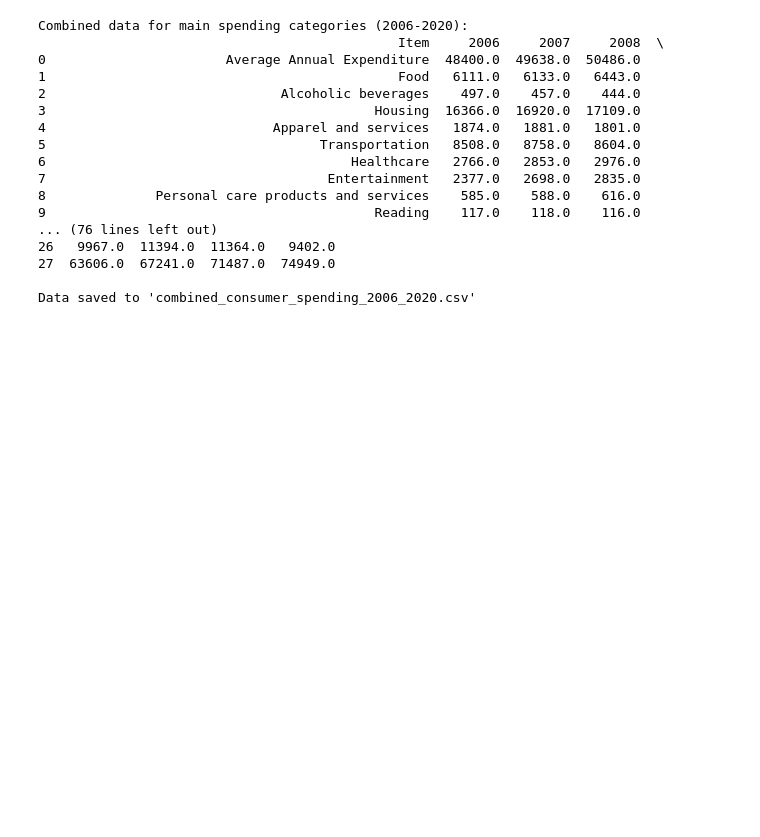
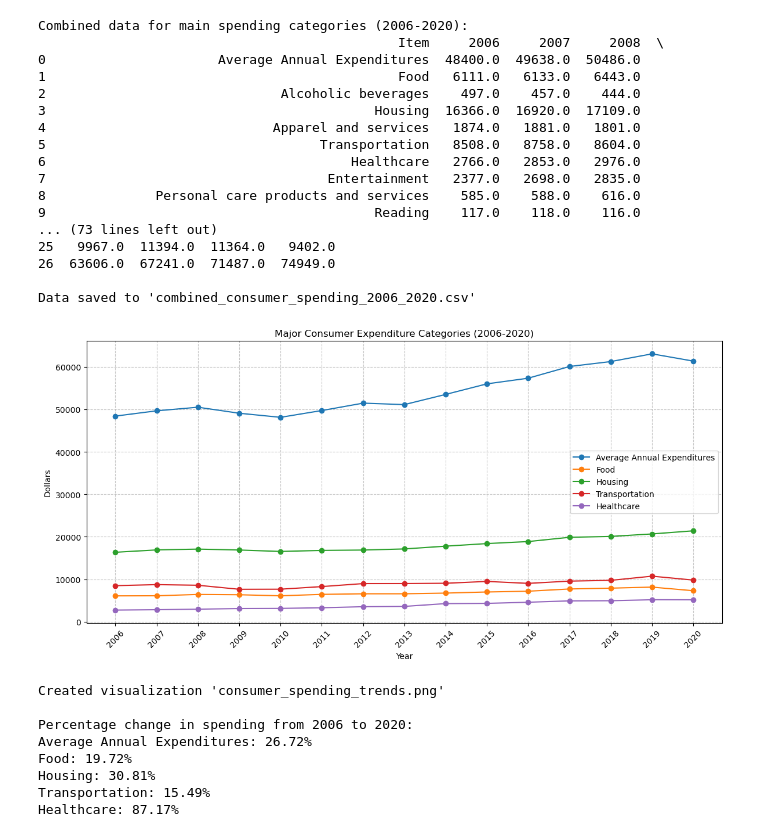
Before and after one commit to bwarzel/research-project, a Jupyter notebook: notebooks/secondmerge.ipynb, the cells around one changed output. Cells and saved outputs as stored; diff of their text form; code cells hidden in the pictures; blank space fills up the shorter version.

```diff
--- a/notebooks/secondmerge.ipynb
+++ b/notebooks/secondmerge.ipynb
@@ -62,34 +62,81 @@ main_categories_df2 = clean_dollar_values(main_categories_df2)
 main_categories_df1.set_index('Item', inplace=True)
 main_categories_df2.set_index('Item', inplace=True)
 
 # Now combine them
 combined_df = pd.concat([main_categories_df1, main_categories_df2], axis=1)
 
 # Reset index to make 'Item' a column again
 combined_df.reset_index(inplace=True)
 
 # Display the combined dataframe
 print("Combined data for main spending categories (2006-2020):")
 print(combined_df)
 
 # Save the combined data to a new CSV file
 combined_df.to_csv('combined_consumer_spending_2006_2020.csv', index=False)
 print("\nData saved to 'combined_consumer_spending_2006_2020.csv'")
+
+# Let's also create a visualization for one of the main categories over time
+plt.figure(figsize=(12, 6))
+
+# Select a few interesting categories to plot
+categories_to_plot = ['Average Annual Expenditures', 'Food', 'Housing', 'Transportation', 'Healthcare']
+
+for category in categories_to_plot:
+    # Find the row for this category
+    if category in combined_df['Item'].values:
+        row = combined_df[combined_df['Item'] == category]
+        # Extract year columns and values
+        years = [col for col in row.columns if col != 'Item']
+        values = row.iloc[0, 1:].values
+        plt.plot(years, values, marker='o', label=category)
+
+plt.title('Major Consumer Expenditure Categories (2006-2020)')
+plt.xlabel('Year')
+plt.ylabel('Dollars')
+plt.grid(True, linestyle='--', alpha=0.7)
+plt.legend()
+plt.xticks(rotation=45)
+plt.tight_layout()
+plt.savefig('consumer_spending_trends.png')
+plt.show()
+
+print("Created visualization 'consumer_spending_trends.png'")
+
+# Let's analyze the percentage change in major categories from 2006 to 2020
+if 'Item' in combined_df.columns and '2006' in combined_df.columns and '2020' in combined_df.columns:
+    print("\nPercentage change in spending from 2006 to 2020:")
+    for category in categories_to_plot:
+        if category in combined_df['Item'].values:
+            row = combined_df[combined_df['Item'] == category]
+            val_2006 = row['2006'].values[0]
+            val_2020 = row['2020'].values[0]
+            percent_change = ((val_2020 - val_2006) / val_2006) * 100
+            print(f"{category}: {percent_change:.2f}%")
 # %% [output]
 Combined data for main spending categories (2006-2020):
                                               Item     2006     2007     2008  \
-0                       Average Annual Expenditure  48400.0  49638.0  50486.0
+0                      Average Annual Expenditures  48400.0  49638.0  50486.0
 1                                             Food   6111.0   6133.0   6443.0
 2                              Alcoholic beverages    497.0    457.0    444.0
 3                                          Housing  16366.0  16920.0  17109.0
 4                             Apparel and services   1874.0   1881.0   1801.0
 5                                   Transportation   8508.0   8758.0   8604.0
 6                                       Healthcare   2766.0   2853.0   2976.0
 7                                    Entertainment   2377.0   2698.0   2835.0
 8              Personal care products and services    585.0    588.0    616.0
 9                                          Reading    117.0    118.0    116.0
-... (76 lines left out)
-26   9967.0  11394.0  11364.0   9402.0
-27  63606.0  67241.0  71487.0  74949.0
+... (73 lines left out)
+25   9967.0  11394.0  11364.0   9402.0
+26  63606.0  67241.0  71487.0  74949.0
 
 Data saved to 'combined_consumer_spending_2006_2020.csv'
+[figure, added]
+Created visualization 'consumer_spending_trends.png'
+
+Percentage change in spending from 2006 to 2020:
+Average Annual Expenditures: 26.72%
+Food: 19.72%
+Housing: 30.81%
+Transportation: 15.49%
+Healthcare: 87.17%
```
Also changed, not shown: parts of 2 cells of this notebook, 8 other files.
